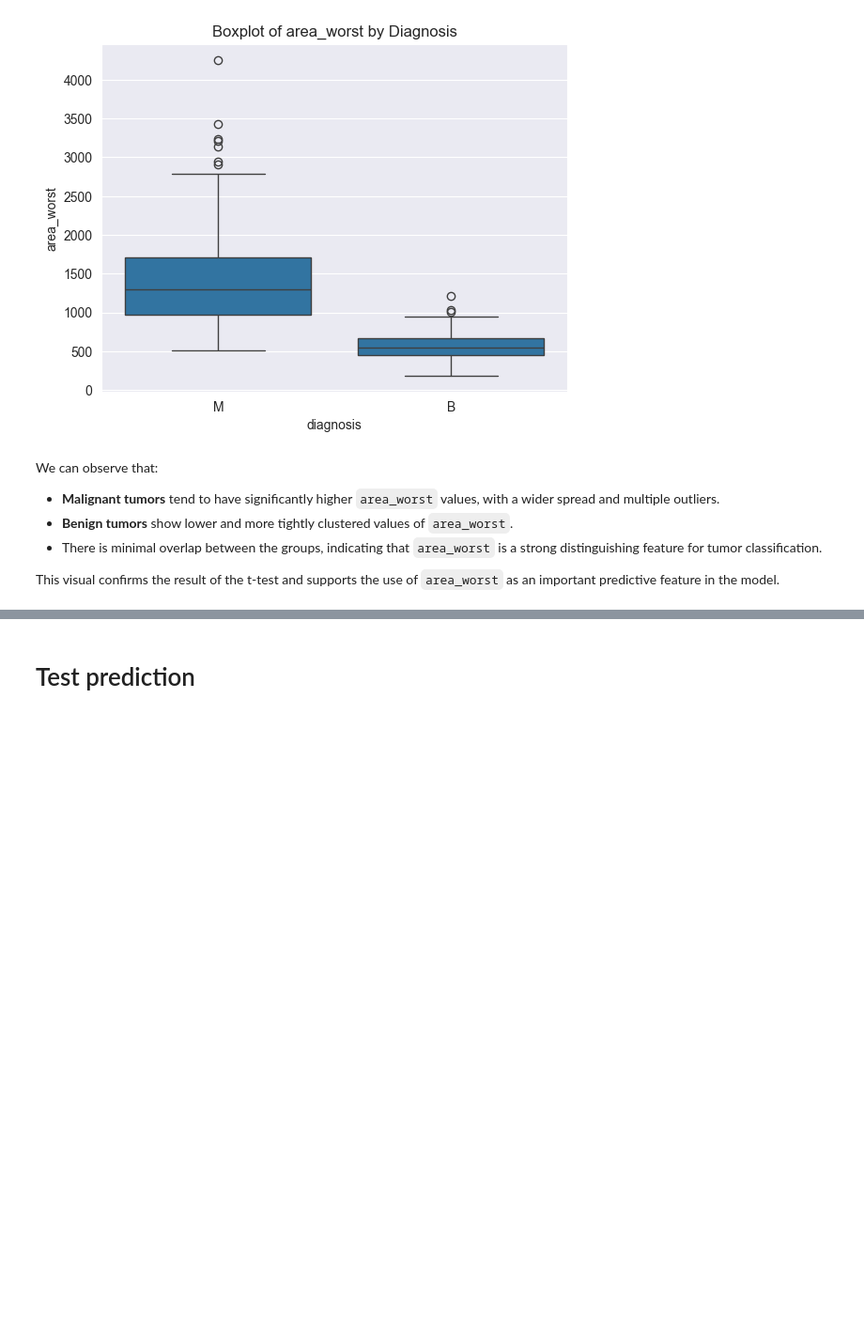
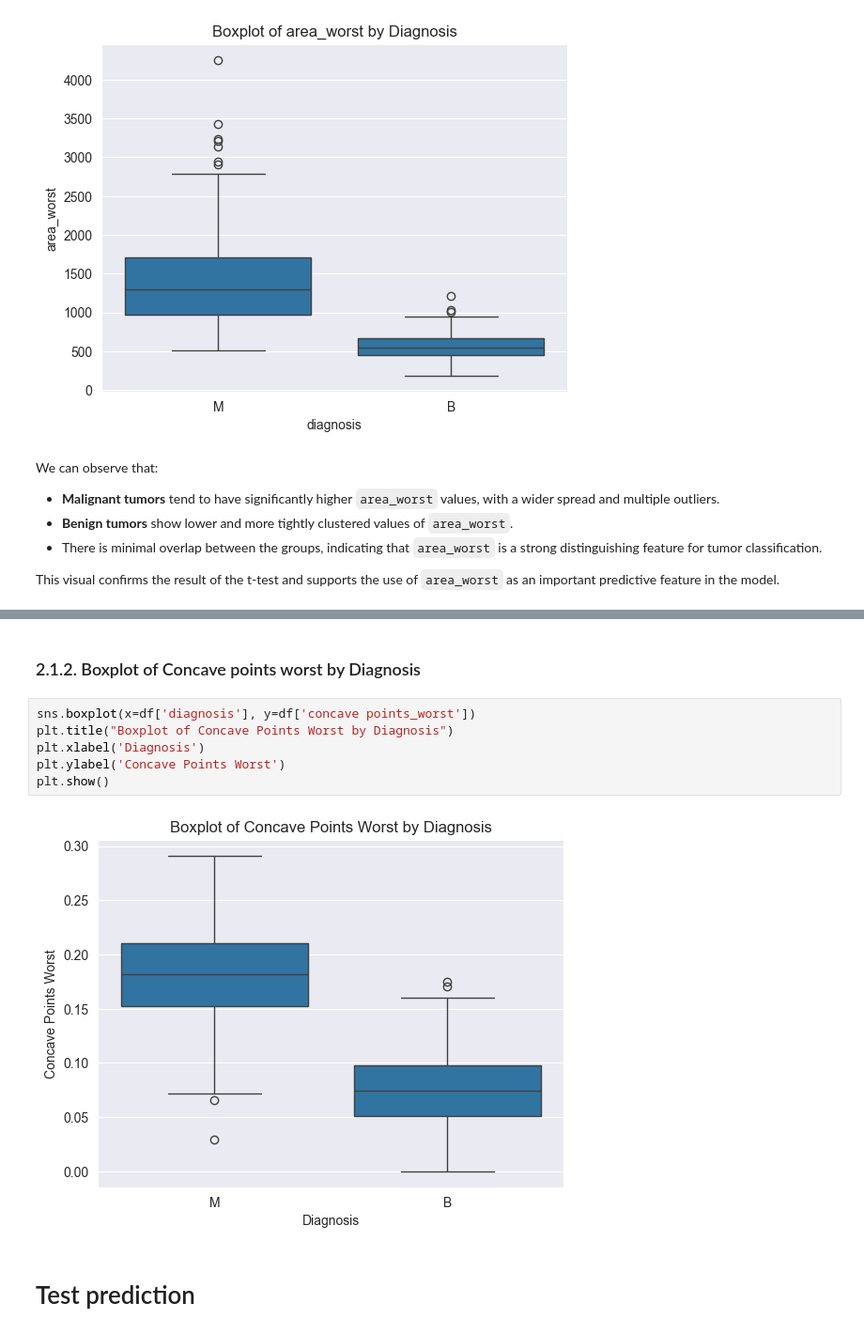
Before and after one commit to plamensve/RANDOM_FOREST_ALGORITHM, a Jupyter notebook: random_forest_algorithm.ipynb, the cells around one changed output, grey strips where cells are left out. Shown at 94% size. Cells and saved outputs as stored; diff of their text form; blank space fills up the shorter version.

```diff
--- a/random_forest_algorithm.ipynb
+++ b/random_forest_algorithm.ipynb
@@ -820,3 +880,13 @@ This visual confirms the result of the t-test and supports the use of `area_wors
+# %% [markdown]
+### 2.1.2. Boxplot of Concave points worst by Diagnosis
+# %%
+sns.boxplot(x=df['diagnosis'], y=df['concave points_worst'])
+plt.title("Boxplot of Concave Points Worst by Diagnosis")
+plt.xlabel('Diagnosis')
+plt.ylabel('Concave Points Worst')
+plt.show()
+# %% [output]
+[figure, added]
 # %% [markdown]
 # Test prediction
 # %%
```
Also changed, not shown: parts of 12 cells of this notebook, 1 other file.
